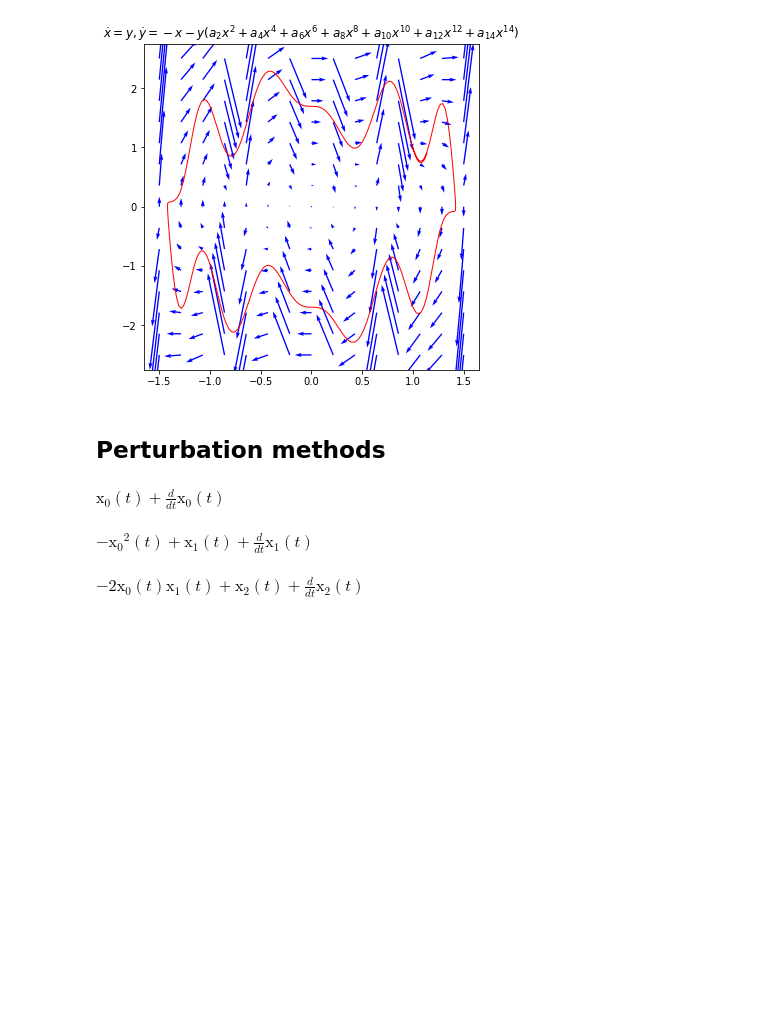
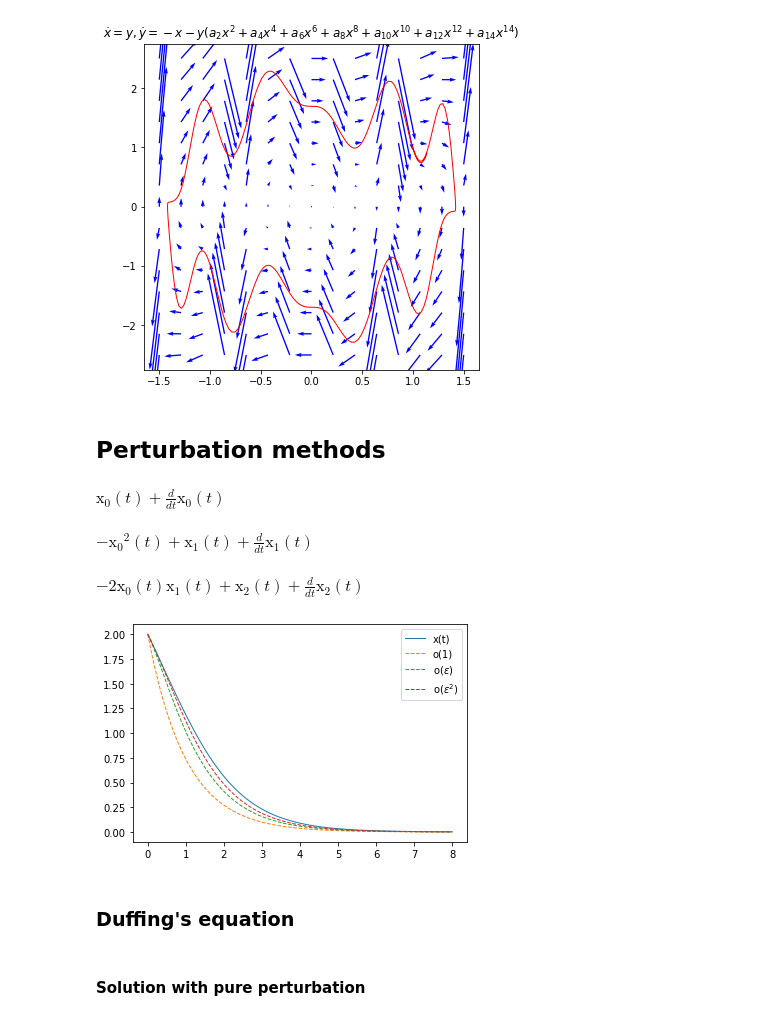
Before and after one commit to koulakis/dynamical-systems, a Jupyter notebook: 05_limit_cycles.ipynb, the cells around one changed output. Saved outputs shown, nothing was run; the diff lists cells and outputs as text; code cells hidden in the pictures; blank space fills up the shorter version.

Commit message:
Duffing's euqtion with perturbation.

```diff
--- a/05_limit_cycles.ipynb
+++ b/05_limit_cycles.ipynb
@@ -153,0 +155,22 @@ x2_val = sp.dsolve(equations[2].subs({x0(t): x0_val, x1(t): x1_val}), x2(t), ics
+# %%
+o0, o1, o2 = map(lambda expr: sp.lambdify(t, expr.subs({eps: 0.3})), [x0_val, x0_val + eps * x1_val, x0_val + eps * x1_val + eps**2*x2_val])
+
+x_real_sol = sp.dsolve(x_real(t).diff(t) + x_real(t) - eps*x_real(t)**2, ics={x_real(0): 2})
+
+real_x = sp.lambdify(t, x_real_sol.subs({eps: 0.3}).rhs)
+# %%
+t = np.linspace(0, 8, 100)
+
+plt.plot(t, real_x(t), label='x(t)', linewidth=1)
+
+for name, o in zip(['o(1)', 'o($\\epsilon$)', 'o($\\epsilon^2$)'], [o0, o1, o2]):
+    plt.plot(t, o(t), label=name ,linestyle='--', linewidth=1)
+
+plt.legend()
+plt.show()
+# %% [output]
+[figure, added]
+# %% [markdown]
+### Duffing's equation
+# %% [markdown]
+#### Solution with pure perturbation
```
Also changed, not shown: parts of 12 cells of this notebook.
